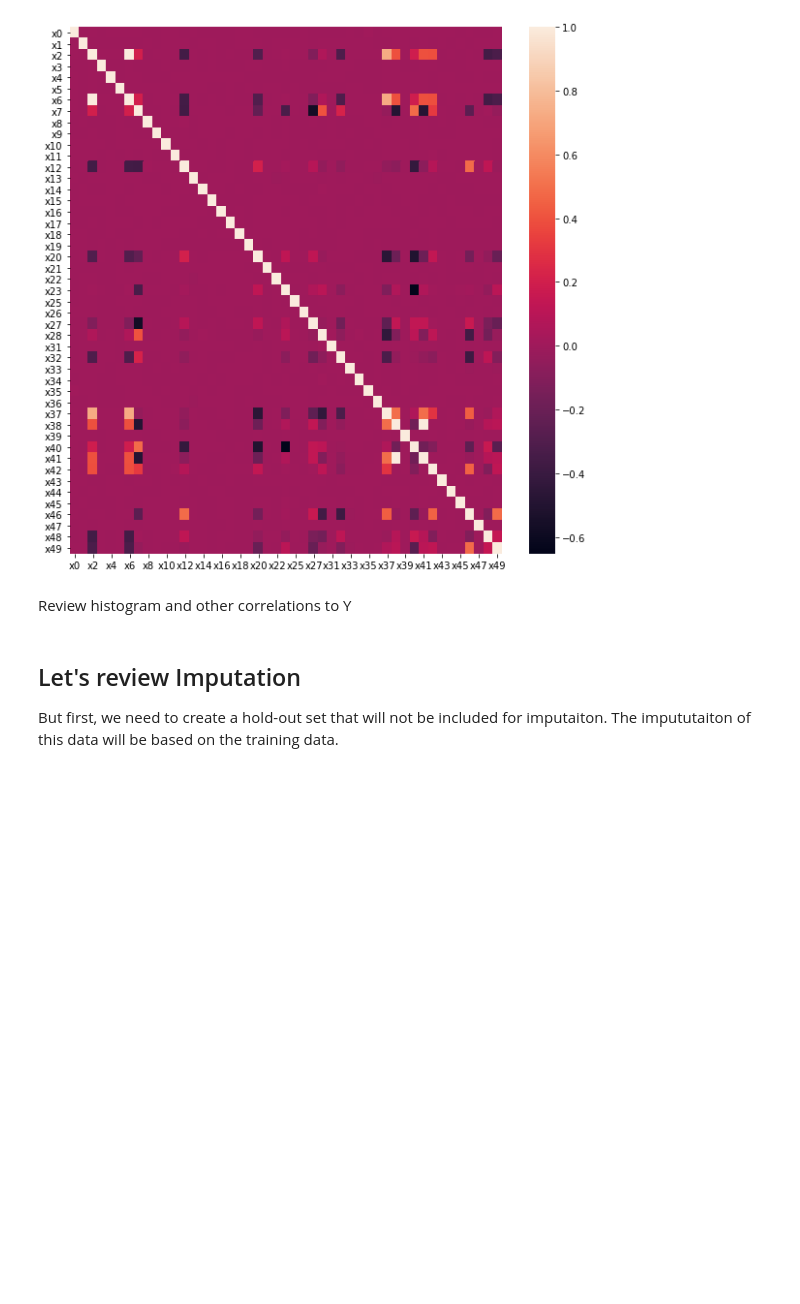
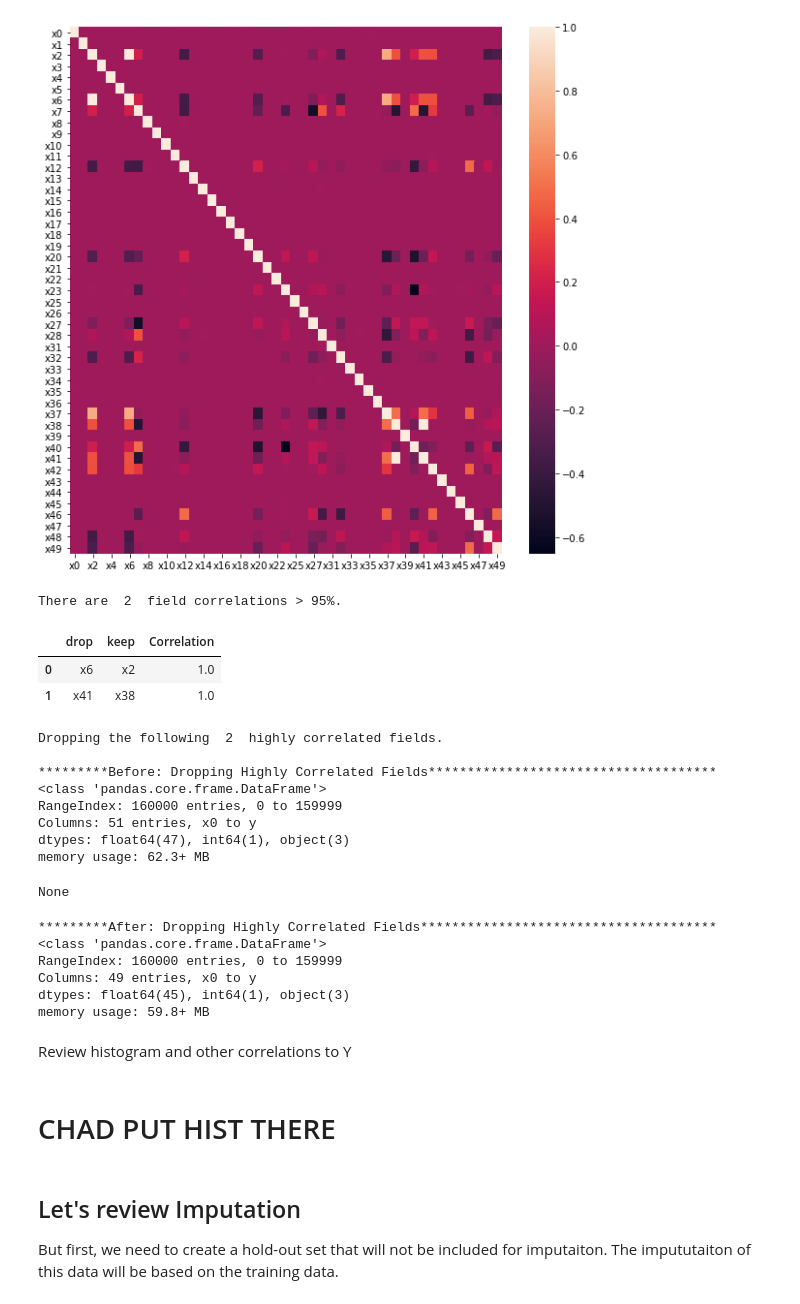
Before and after one commit to cmadding/MSDS_7333_QTW, a Jupyter notebook: CaseStudy15/Case_Study_Unit_15.ipynb, the cells around one changed output. Saved outputs shown, nothing was run; the diff lists cells and outputs as text; code cells hidden in the pictures; blank space fills up the shorter version.

```diff
--- a/CaseStudy15/Case_Study_Unit_15.ipynb
+++ b/CaseStudy15/Case_Study_Unit_15.ipynb
@@ -207,8 +207,32 @@ sns.heatmap(corr,ax=ax)
 plt.show()
 # %% [output]
 [figure]
+# %%
+data_reduced = reduce_features(data, True)
+# %% [output]
+There are  2  field correlations > 95%.
+|  | drop | keep | Correlation |
+| 0 | x6 | x2 | 1.0 |
+| 1 | x41 | x38 | 1.0 |
+Dropping the following  2  highly correlated fields.
+
+*********Before: Dropping Highly Correlated Fields*************************************
+<class 'pandas.core.frame.DataFrame'>
+RangeIndex: 160000 entries, 0 to 159999
+Columns: 51 entries, x0 to y
+dtypes: float64(47), int64(1), object(3)
+memory usage: 62.3+ MB
+None
+*********After: Dropping Highly Correlated Fields**************************************
+<class 'pandas.core.frame.DataFrame'>
+RangeIndex: 160000 entries, 0 to 159999
+Columns: 49 entries, x0 to y
+dtypes: float64(45), int64(1), object(3)
+memory usage: 59.8+ MB
 # %% [markdown]
 Review histogram and other correlations to Y
+# %% [markdown]
+# CHAD PUT HIST THERE
 # %% [markdown]
 ## Let's review Imputation
 
```
Also changed, not shown: parts of 20 cells of this notebook.
